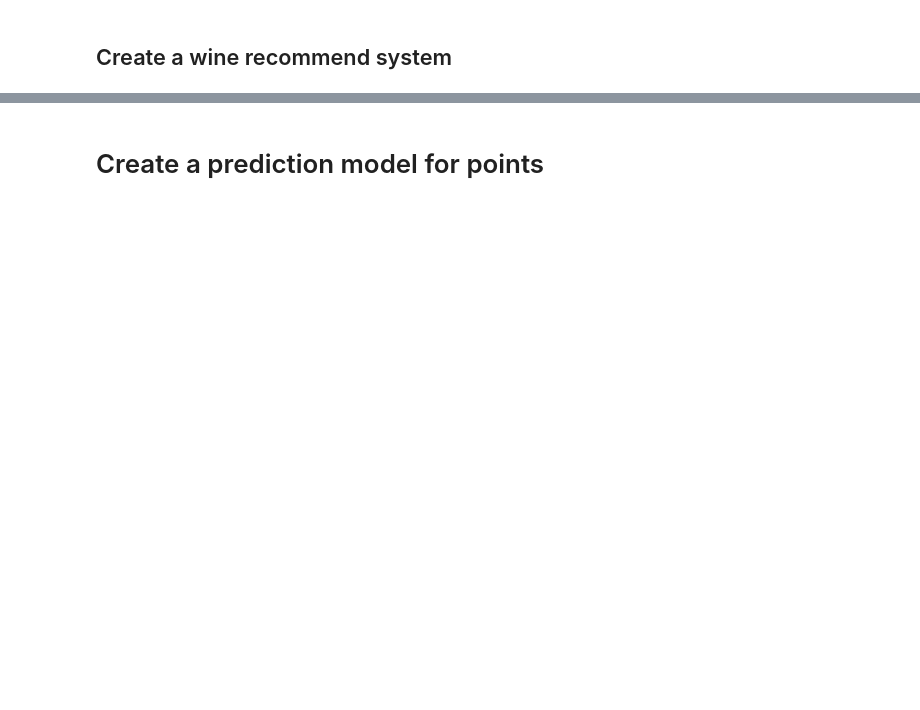
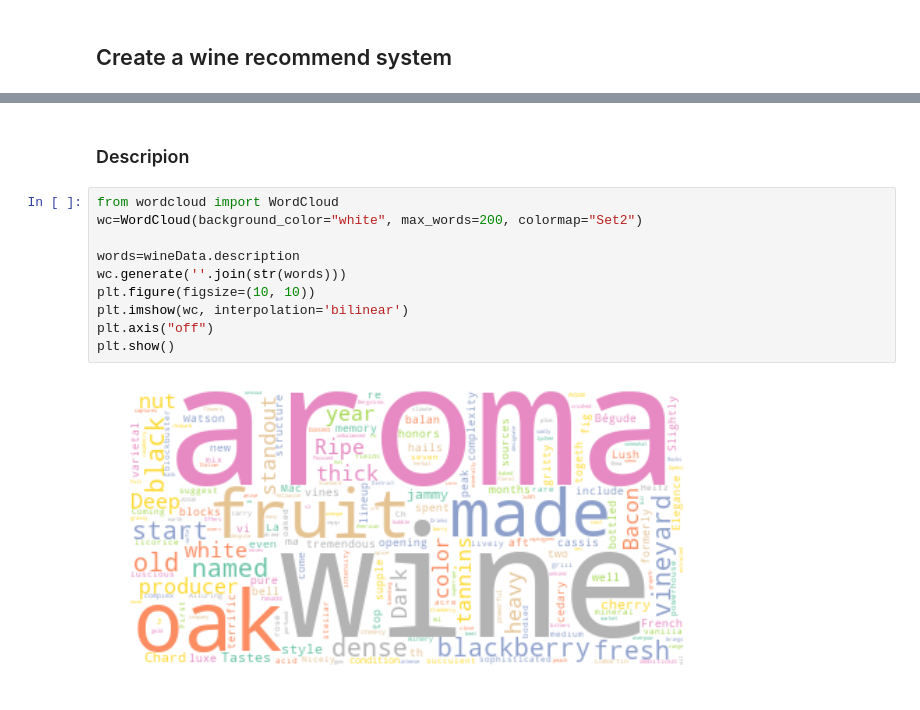
Before and after one commit to Rachel0911/Kaggle_projects, a Jupyter notebook: Wine data analysis/wine_analysis.ipynb, the cells around one changed output, grey strips where cells are left out. Drawn from its saved outputs; the diff is of its cells as text; blank space fills up the shorter version.

```diff
--- a/Wine data analysis/wine_analysis.ipynb
+++ b/Wine data analysis/wine_analysis.ipynb
@@ -337,2 +437,14 @@ else:
-# %% [markdown]
-# Create a prediction model for points
+# %% [markdown]
+### Descripion
+# %%
+from wordcloud import WordCloud
+wc=WordCloud(background_color="white", max_words=200, colormap="Set2")
+
+words=wineData.description
+wc.generate(''.join(str(words)))
+plt.figure(figsize=(10, 10))
+plt.imshow(wc, interpolation='bilinear')
+plt.axis("off")
+plt.show()
+# %% [output]
+[figure, added]
```
Also changed, not shown: parts of 46 cells of this notebook, 1 other file.
